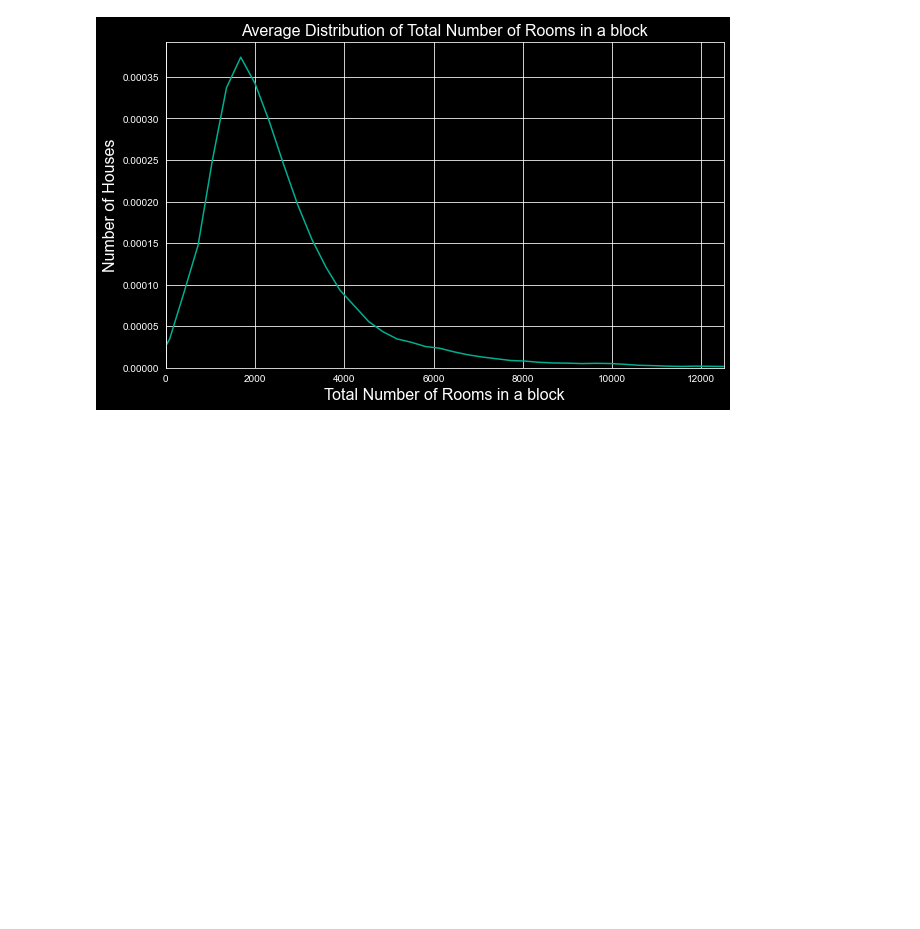
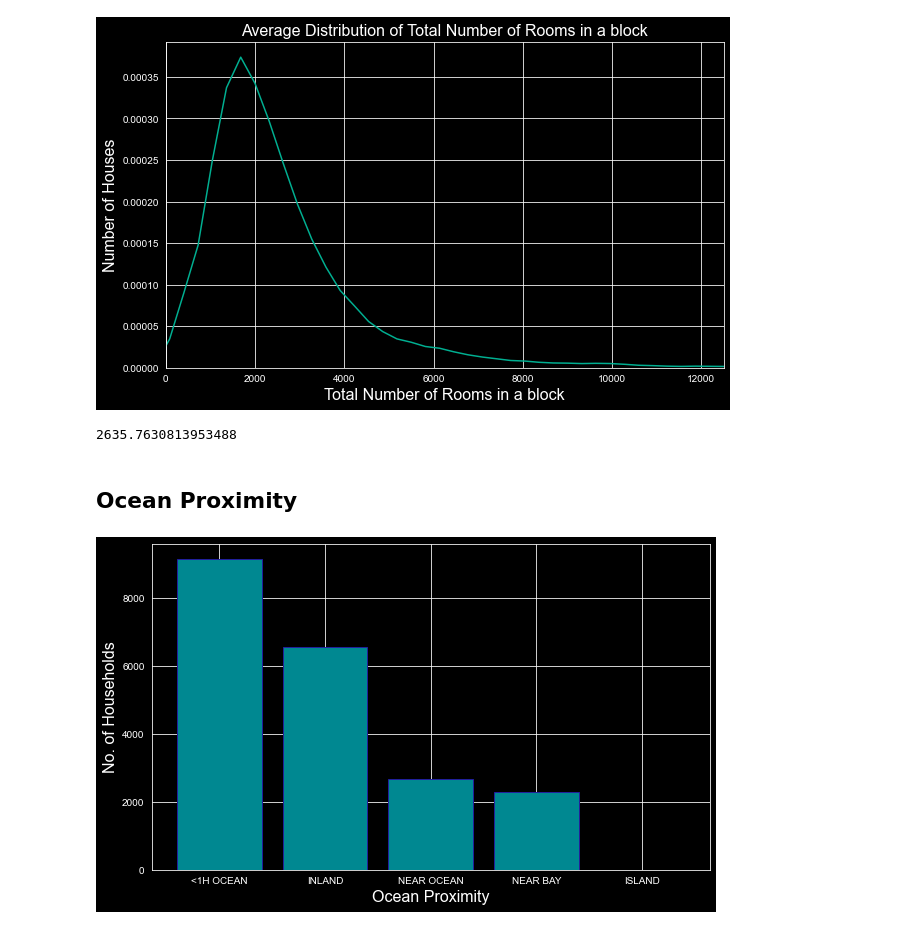
Before and after one commit to vinnovateit/VIIT_Team_MNIST, a Jupyter notebook: arhit/Project_HousingPrices/main_hp.ipynb, the cells around one changed output. Saved outputs shown, nothing was run; the diff lists cells and outputs as text; code cells hidden in the pictures; blank space fills up the shorter version.

```diff
--- a/arhit/Project_HousingPrices/main_hp.ipynb
+++ b/arhit/Project_HousingPrices/main_hp.ipynb
@@ -200,3 +232,18 @@ plt.show()
 plt.style.use('dark_background')
 # %% [output]
 [figure]
+# %%
+df.total_rooms.mean()
+# %% [output]
+2635.7630813953488
+# %% [markdown]
+## Ocean Proximity
+# %%
+freq = df.ocean_proximity.value_counts()
+plt.figure(figsize=(10, 6))
+plt.bar(freq.index, height = freq,ec='#21209c',color='#008891')
+plt.xlabel('Ocean Proximity', fontsize=16)
+plt.ylabel('No. of Households', fontsize=16)
+plt.show()
+# %% [output]
+[figure, added]
```
Also changed, not shown: parts of 11 cells of this notebook.
